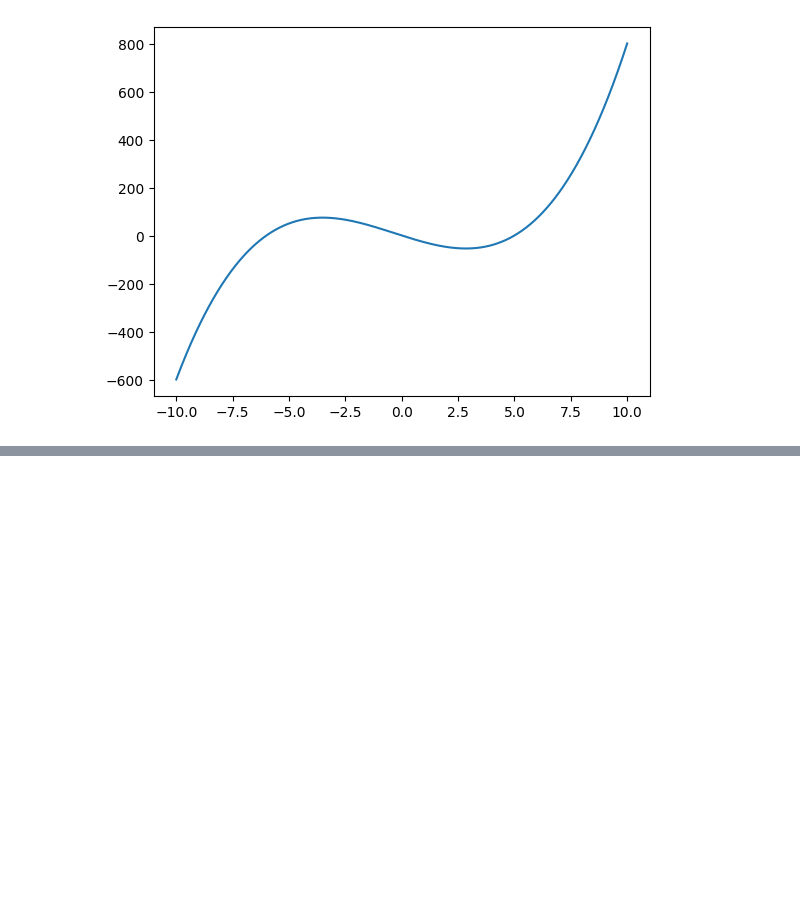
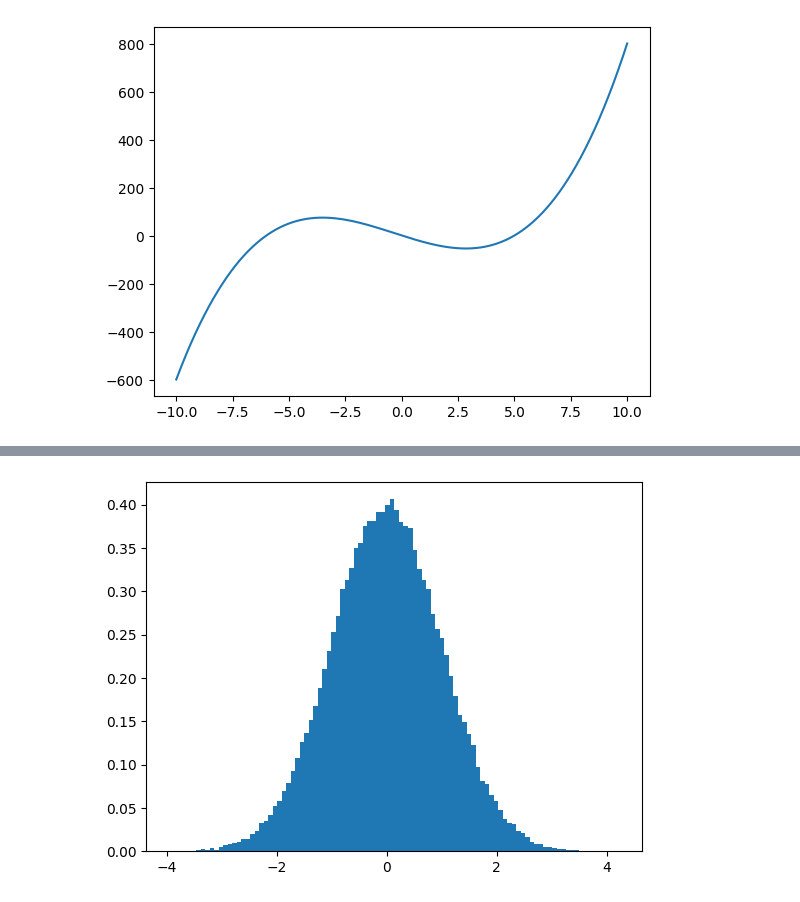
Before and after one commit to peiyan03/CourseCodeBase, a Jupyter notebook: quant_in_fin/Topic1/lec_note_1.ipynb.ipynb, the cells around one changed output, grey strips where cells are left out. Cells and saved outputs as stored; diff of their text form; code cells hidden in the pictures; blank space fills up the shorter version.

```diff
--- a/quant_in_fin/Topic1/lec_note_1.ipynb.ipynb
+++ b/quant_in_fin/Topic1/lec_note_1.ipynb.ipynb
@@ -111,0 +128,14 @@ ax.plot(x,y);
+# %%
+n = 100
+num_samples = 100000
+
+X = np.random.rand(num_samples,n)
+
+mu = 0.5
+sigma = math.sqrt(1/12)
+
+Y = np.sum( (X-mu)/(sigma*math.sqrt(n)), 1) # This means add up the columns
+
+plt.gca().hist(Y, bins=100, density=True); #
+# %% [output]
+[figure, added]
```
Also changed, not shown: parts of 3 cells of this notebook, 1 other file.
